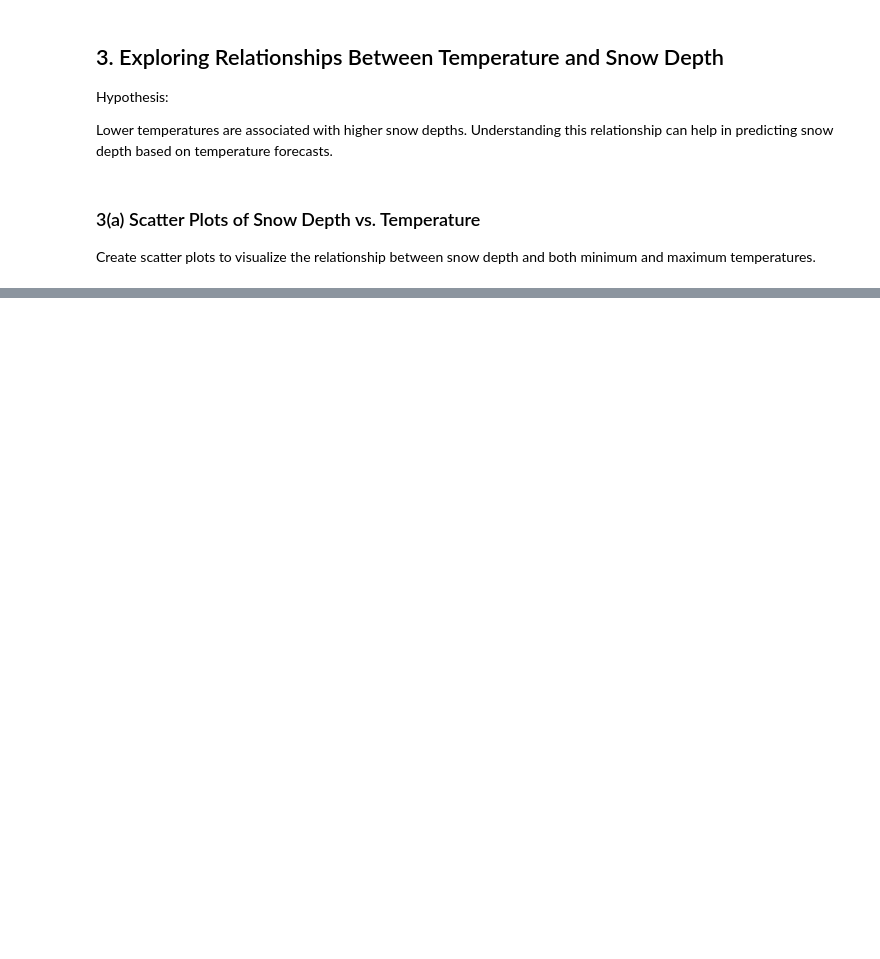
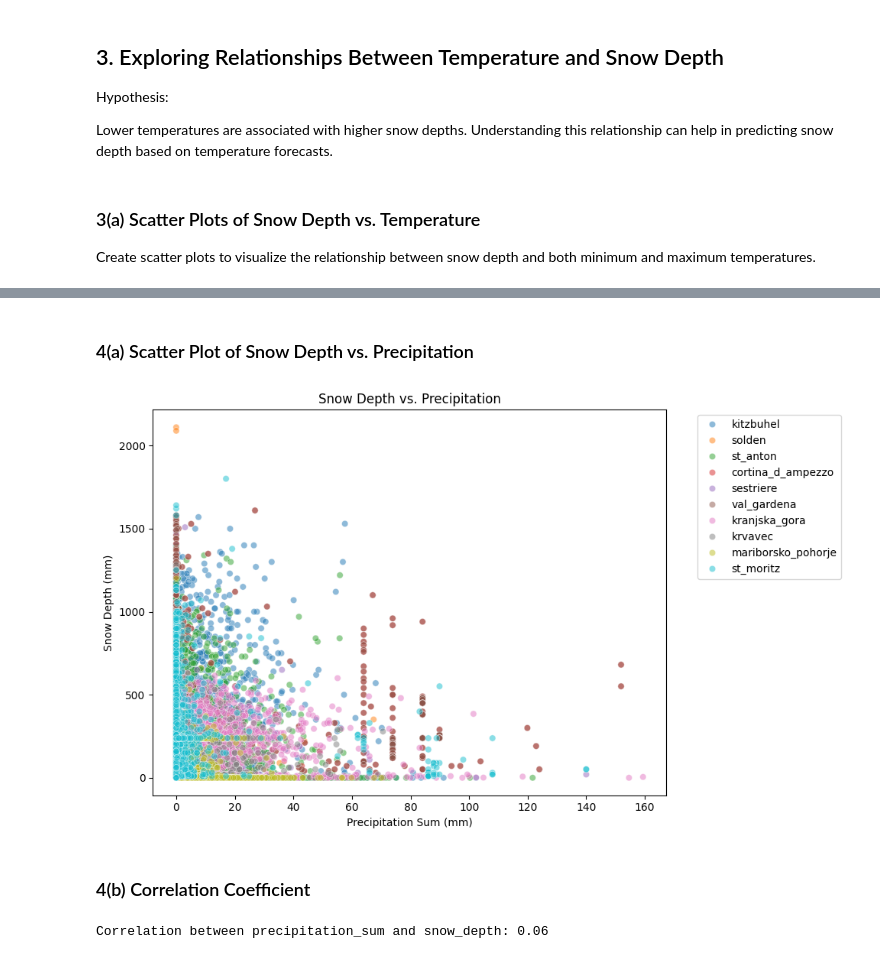
Before and after one commit to SamYatesSmith/SkiSnow, a Jupyter notebook: notebooks/exploratory_data_analysis.ipynb, the cells around one changed output, grey strips where cells are left out. Cells and saved outputs as stored; diff of their text form; code cells hidden in the pictures; blank space fills up the shorter version.

```diff
--- a/notebooks/exploratory_data_analysis.ipynb
+++ b/notebooks/exploratory_data_analysis.ipynb
@@ -175,0 +297,22 @@ Create scatter plots to visualize the relationship between snow depth and both m
+# %% [markdown]
+### 4(a) Scatter Plot of Snow Depth vs. Precipitation
+# %%
+# Scatter plot of snow depth vs. precipitation_sum
+plt.figure(figsize=(10, 6))
+sns.scatterplot(x='precipitation_sum', y='snow_depth', hue='resort', data=all_data, alpha=0.5)
+plt.title('Snow Depth vs. Precipitation')
+plt.xlabel('Precipitation Sum (mm)')
+plt.ylabel('Snow Depth (mm)')
+plt.legend(bbox_to_anchor=(1.05, 1), loc='upper left')
+plt.tight_layout()
+plt.show()
+# %% [output]
+[figure, added]
+# %% [markdown]
+### 4(b) Correlation Coefficient
+# %%
+# Calculate correlation coefficient
+corr_precip = all_data['precipitation_sum'].corr(all_data['snow_depth'])
+print(f"Correlation between precipitation_sum and snow_depth: {corr_precip:.2f}")
+# %% [output]
+Correlation between precipitation_sum and snow_depth: 0.06
```
Also changed, not shown: parts of 27 cells of this notebook, 32 other files.
